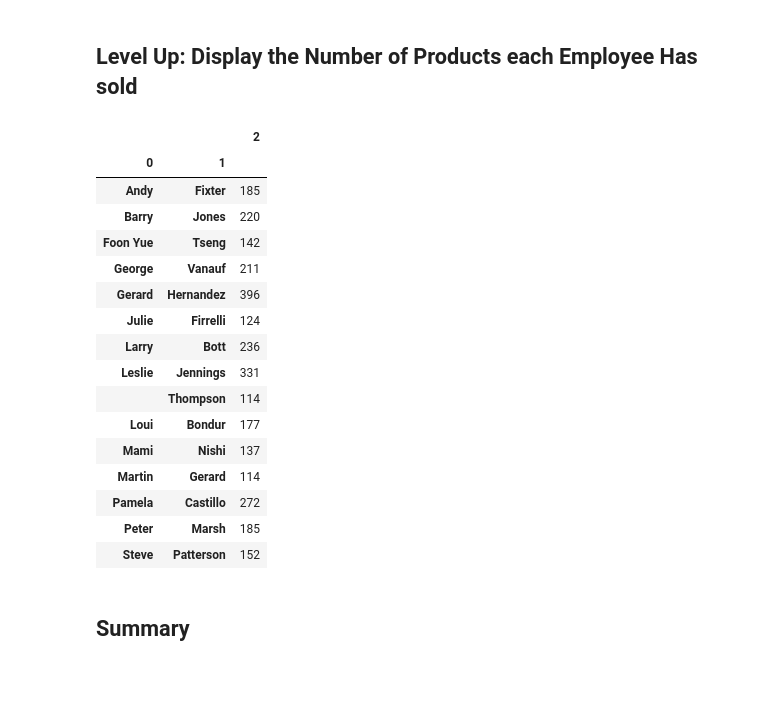
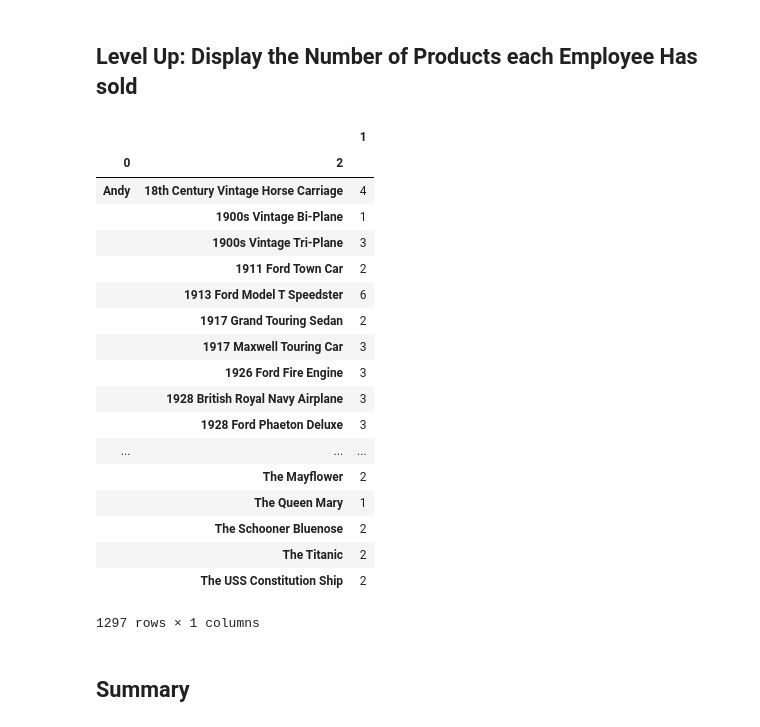
Before and after one commit to Rimab55/dsc-1-05-11-join-statements-lab-nyc-ds-career-012819, a Jupyter notebook: index.ipynb, the cells around one changed output. Cells and saved outputs as stored; diff of their text form; code cells hidden in the pictures; blank space fills up the shorter version.

```diff
--- a/index.ipynb
+++ b/index.ipynb
@@ -120,25 +120,27 @@ df.head()
 # %% [markdown]
 ## Level Up: Display the Number of Products each Employee Has sold
 # %%
-df.groupby([0,1]).count()
+df.groupby([0,2]).count()
 # %% [output]
-|  |  | 2 |
-| 0 | 1 |  |
-| Andy | Fixter | 185 |
-| Barry | Jones | 220 |
-| Foon Yue | Tseng | 142 |
-| George | Vanauf | 211 |
-| Gerard | Hernandez | 396 |
-| Julie | Firrelli | 124 |
-| Larry | Bott | 236 |
-| Leslie | Jennings | 331 |
-|  | Thompson | 114 |
-| Loui | Bondur | 177 |
-| Mami | Nishi | 137 |
-| Martin | Gerard | 114 |
-| Pamela | Castillo | 272 |
-| Peter | Marsh | 185 |
-| Steve | Patterson | 152 |
+|  |  | 1 |
+| 0 | 2 |  |
+| Andy | 18th Century Vintage Horse Carriage | 4 |
+|  | 1900s Vintage Bi-Plane | 1 |
+|  | 1900s Vintage Tri-Plane | 3 |
+|  | 1911 Ford Town Car | 2 |
+|  | 1913 Ford Model T Speedster | 6 |
+|  | 1917 Grand Touring Sedan | 2 |
+|  | 1917 Maxwell Touring Car | 3 |
+|  | 1926 Ford Fire Engine | 3 |
+|  | 1928 British Royal Navy Airplane | 3 |
+|  | 1928 Ford Phaeton Deluxe | 3 |
+| ... | ... | ... |
+|  | The Mayflower | 2 |
+|  | The Queen Mary | 1 |
+|  | The Schooner Bluenose | 2 |
+|  | The Titanic | 2 |
+|  | The USS Constitution Ship | 2 |
+1297 rows × 1 columns
 # %% [markdown]
 ## Summary
 # %% [markdown]
```
